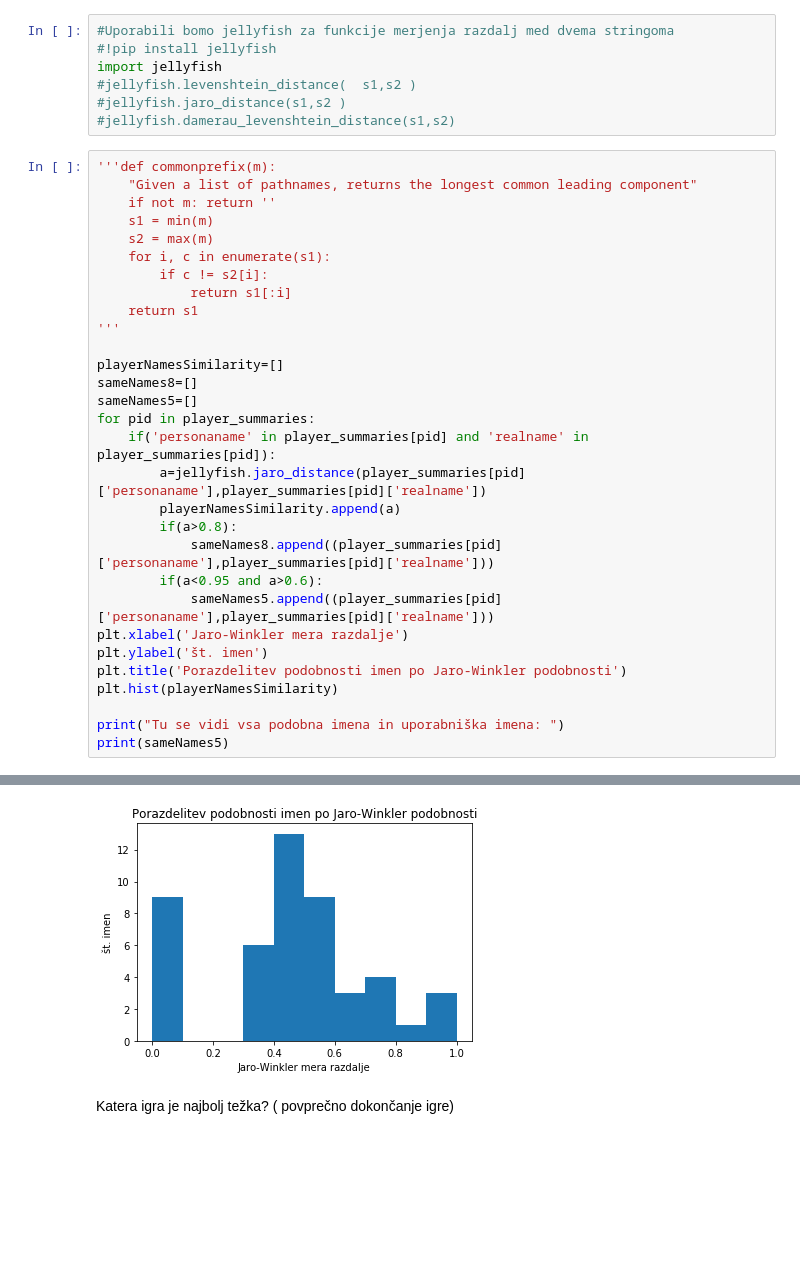
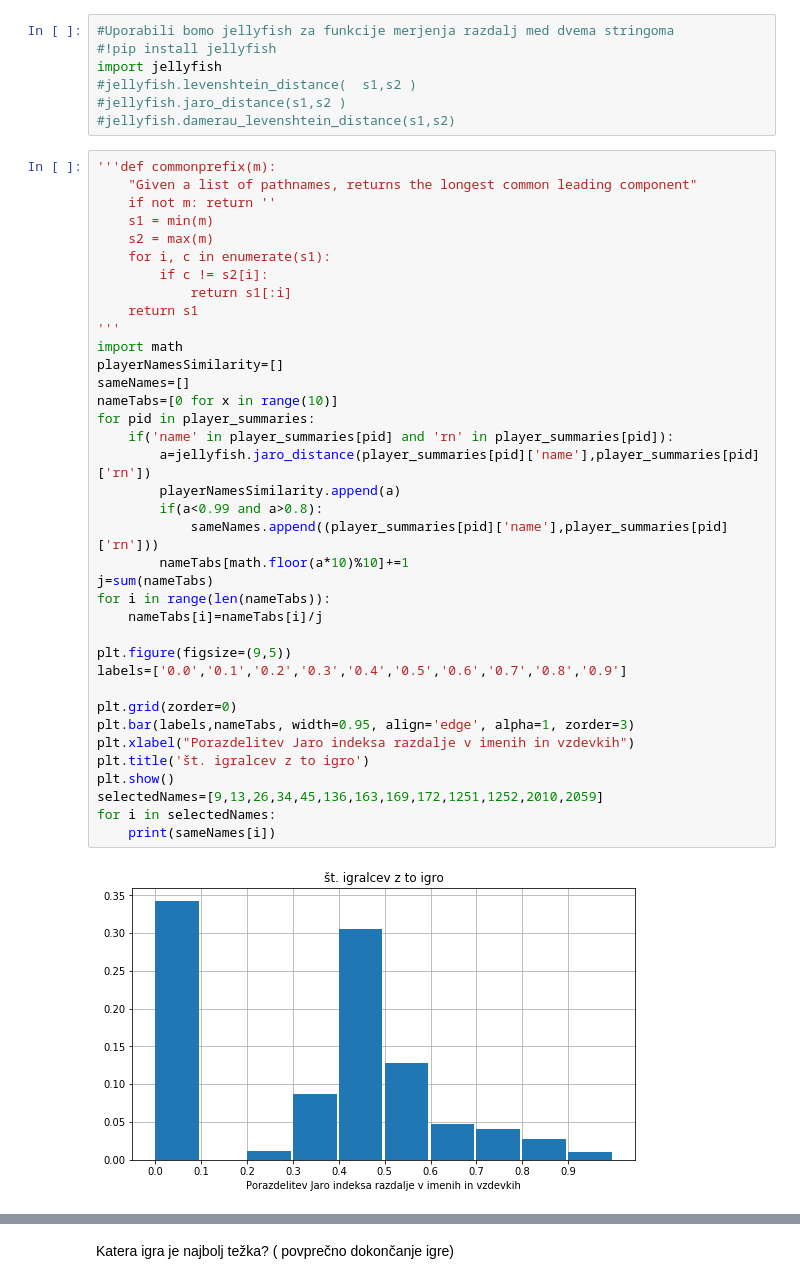
Before and after one commit to tstrus97/PR18TJA, a Jupyter notebook: Steam Project - masterTomaz.ipynb, the cells around one changed output, grey strips where cells are left out. Cells and saved outputs as stored; diff of their text form; blank space fills up the shorter version.

```diff
--- a/Steam Project - masterTomaz.ipynb
+++ b/Steam Project - masterTomaz.ipynb
@@ -171,31 +165,39 @@ import jellyfish
 # %%
 '''def commonprefix(m):
     "Given a list of pathnames, returns the longest common leading component"
     if not m: return ''
     s1 = min(m)
     s2 = max(m)
     for i, c in enumerate(s1):
         if c != s2[i]:
             return s1[:i]
     return s1
 '''
+import math
+playerNamesSimilarity=[]
+sameNames=[]
+nameTabs=[0 for x in range(10)]
+for pid in player_summaries:
+    if('name' in player_summaries[pid] and 'rn' in player_summaries[pid]):
+        a=jellyfish.jaro_distance(player_summaries[pid]['name'],player_summaries[pid]['rn'])
+        playerNamesSimilarity.append(a)
+        if(a<0.99 and a>0.8):
+            sameNames.append((player_summaries[pid]['name'],player_summaries[pid]['rn']))
+        nameTabs[math.floor(a*10)%10]+=1
+j=sum(nameTabs)
+for i in range(len(nameTabs)):
+    nameTabs[i]=nameTabs[i]/j
 
-playerNamesSimilarity=[]
-sameNames8=[]
-sameNames5=[]
-for pid in player_summaries:
-    if('personaname' in player_summaries[pid] and 'realname' in player_summaries[pid]):
-        a=jellyfish.jaro_distance(player_summaries[pid]['personaname'],player_summaries[pid]['realname'])
-        playerNamesSimilarity.append(a)
-        if(a>0.8):
-            sameNames8.append((player_summaries[pid]['personaname'],player_summaries[pid]['realname']))
-        if(a<0.95 and a>0.6):
-            sameNames5.append((player_summaries[pid]['personaname'],player_summaries[pid]['realname']))
-plt.xlabel('Jaro-Winkler mera razdalje')
-plt.ylabel('št. imen')
-plt.title('Porazdelitev podobnosti imen po Jaro-Winkler podobnosti')
-plt.hist(playerNamesSimilarity)
+plt.figure(figsize=(9,5))
+labels=['0.0','0.1','0.2','0.3','0.4','0.5','0.6','0.7','0.8','0.9']
 
-print("Tu se vidi vsa podobna imena in uporabniška imena: ")
-print(sameNames5)
+plt.grid(zorder=0)
+plt.bar(labels,nameTabs, width=0.95, align='edge', alpha=1, zorder=3)
+plt.xlabel("Porazdelitev Jaro indeksa razdalje v imenih in vzdevkih")
+plt.title('št. igralcev z to igro')
+plt.show()
+selectedNames=[9,13,26,34,45,136,163,169,172,1251,1252,2010,2059]
+for i in selectedNames:
+    print(sameNames[i])
 # %% [output]
+[figure, new version]
@@ -204,4 +217,3 @@ Tu se vidi vsa podobna imena in uporabniška imena:
-[figure, old version]
 # %% [markdown]
 Katera igra je najbolj težka? ( povprečno dokončanje igre)
 # %%
```
Also changed, not shown: parts of 8 cells of this notebook.
